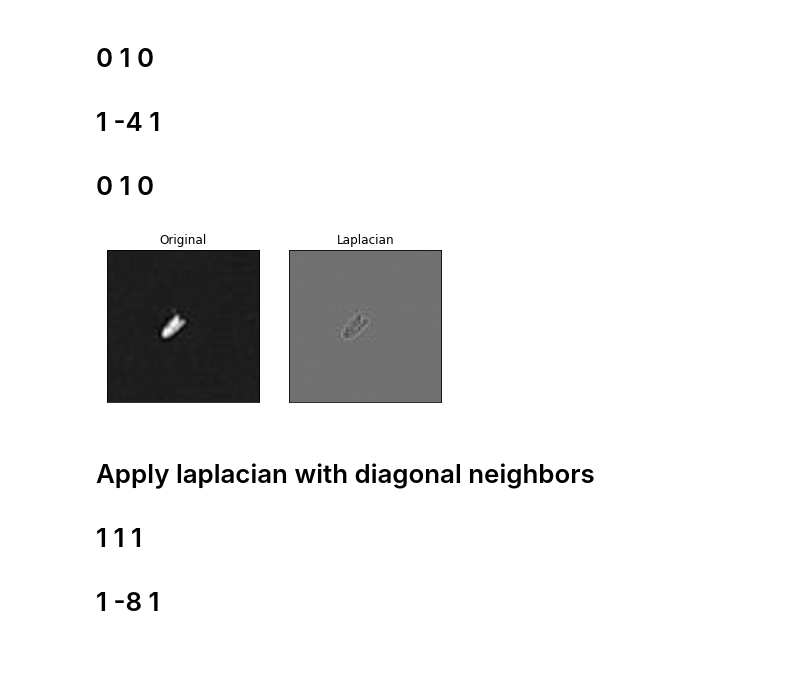
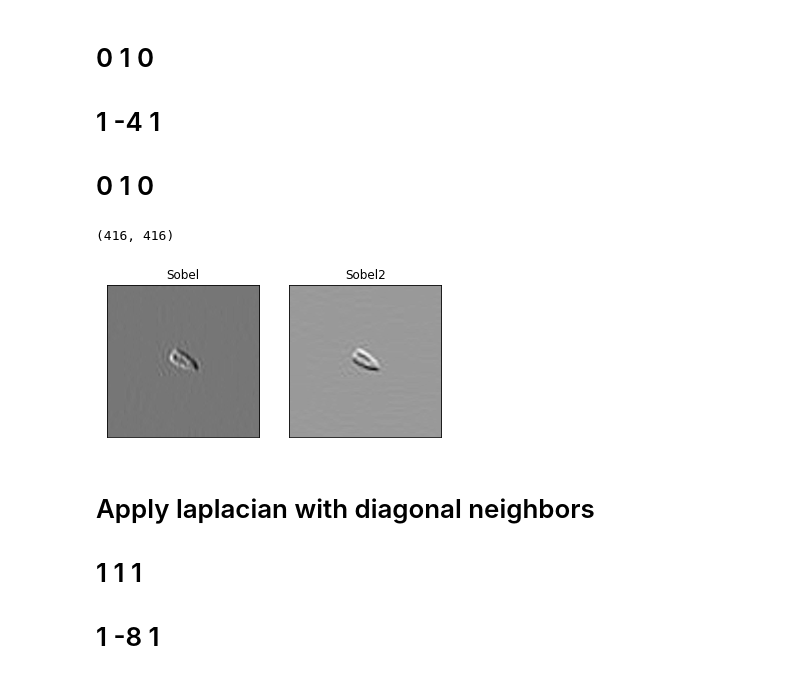
Before and after one commit to ruchiragahlaut/Low-Resolution, a Jupyter notebook: model-backend/research1.ipynb, the cells around one changed output. Saved outputs shown, nothing was run; the diff lists cells and outputs as text; code cells hidden in the pictures.

```diff
--- a/model-backend/research1.ipynb
+++ b/model-backend/research1.ipynb
@@ -59,27 +59,41 @@ TypeError: Image data of dtype object cannot be converted to float
 # %%
 # apply laplacian mask to image, to get boundary details
 # https://www.youtube.com/watch?v=ZmYPzESC5YY
 
 # 0 1 0
 # 1 -4 1
 # 0 1 0
 
 import cv2
 import numpy as np
 from matplotlib import pyplot as plt
 
-img = cv2.imread('Data//Fishing vessel//1.jpg',0)
+img = cv2.imread('Data\\Fishing vessel\\0Fishing vessel.jpg', 0)
+print(img.shape)
 laplacian = cv2.Laplacian(img,cv2.CV_64F)
+sobel = cv2.Sobel(img,cv2.CV_64F,1,0,ksize=5)
+sobel2 = cv2.Sobel(img,cv2.CV_64F,0,1,ksize=5)
+
+plt.subplot(1,3,1),plt.imshow(img,cmap = 'gray')
+plt.title('Original'), plt.xticks([]), plt.yticks([])
+plt.subplot(1,3,2),plt.imshow(laplacian,cmap = 'gray')
+plt.title('Laplacian'), plt.xticks([]), plt.yticks([])
+plt.subplot(1,3,3),plt.imshow(sobel,cmap = 'gray')
+plt.title('Sobel'), plt.xticks([]), plt.yticks([])
 
 
-plt.subplot(1,2,1),plt.imshow(img,cmap = 'gray')
-plt.title('Original'), plt.xticks([]), plt.yticks([])
-plt.subplot(1,2,2),plt.imshow(laplacian,cmap = 'gray')
-plt.title('Laplacian'), plt.xticks([]), plt.yticks([])
+
+plt.subplot(1, 2, 1),plt.imshow(sobel,cmap = 'gray')
+plt.title('Sobel'), plt.xticks([]), plt.yticks([])
+plt.subplot(1, 2, 2),plt.imshow(sobel2,cmap = 'gray')
+plt.title('Sobel2'), plt.xticks([]), plt.yticks([])
+
+
 
 plt.show()
 # %% [output]
+(416, 416)
-[figure, old version]
+[figure, new version]
 # %% [markdown]
 # Apply laplacian with diagonal neighbors
 
```
Also changed, not shown: 1 other file.
